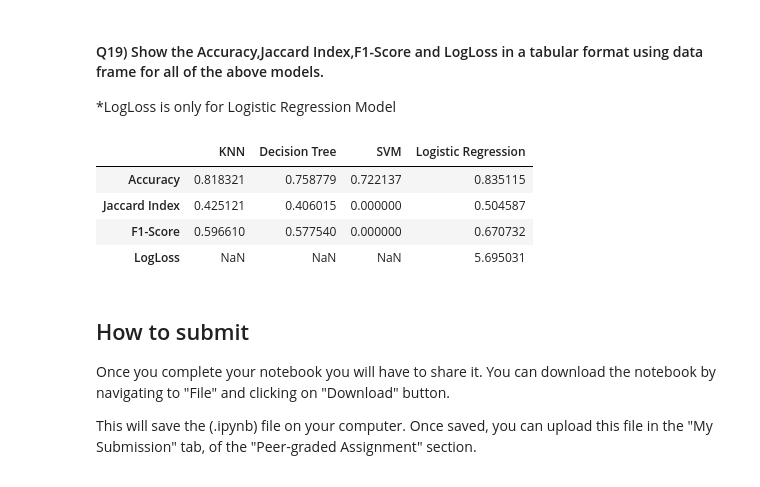
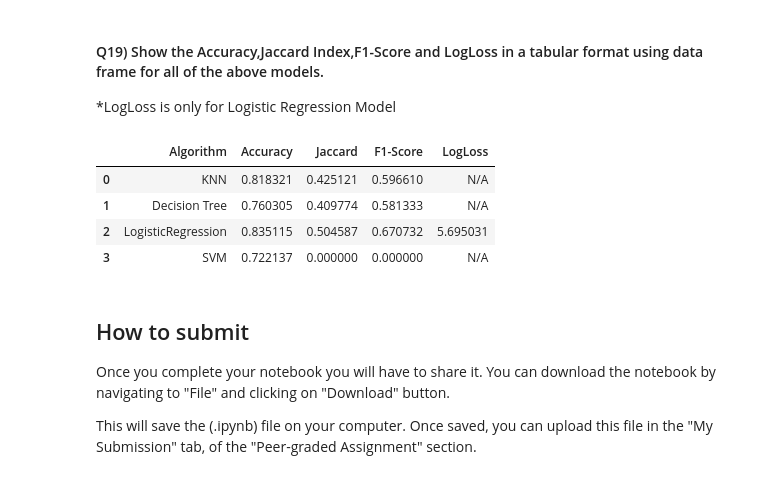
Before and after one commit to felicebenita/felicebtan.github.io, a Jupyter notebook: preprocessing/Final Assignment/IBMDeveloperSkillsNetwork-ML0101EN-SkillsNetwork_labs_Module 6_ML0101EN_SkillUp_FinalAssignment.jupyterlite.ipynb, the cells around one changed output. Saved outputs shown, nothing was run; the diff lists cells and outputs as text; code cells hidden in the pictures.

```diff
--- a/preprocessing/Final Assignment/IBMDeveloperSkillsNetwork-ML0101EN-SkillsNetwork_labs_Module 6_ML0101EN_SkillUp_FinalAssignment.jupyterlite.ipynb
+++ b/preprocessing/Final Assignment/IBMDeveloperSkillsNetwork-ML0101EN-SkillsNetwork_labs_Module 6_ML0101EN_SkillUp_FinalAssignment.jupyterlite.ipynb
@@ -342,15 +368,21 @@ SVM_F1_Score = metrics.f1_score(predictions, y_test)
 #### Q19) Show the Accuracy,Jaccard Index,F1-Score and LogLoss in a tabular format using data frame for all of the above models.
 
 \*LogLoss is only for Logistic Regression Model
-# %%
-Report = {'KNN': [KNN_Accuracy_Score, KNN_JaccardIndex, KNN_F1_Score, np.nan], 'Decision Tree': [Tree_Accuracy_Score, Tree_JaccardIndex, Tree_F1_Score, np.nan], 'SVM': [SVM_Accuracy_Score, SVM_JaccardIndex, SVM_F1_Score, np.nan], 'Logistic Regression':[LR_Accuracy_Score, LR_JaccardIndex, LR_F1_Score, LR_Log_Loss]}
-pd.DataFrame(Report, index = ['Accuracy', 'Jaccard Index', 'F1-Score', 'LogLoss'] )
-# %% [output]
-|  | KNN | Decision Tree | SVM | Logistic Regression |
-| Accuracy | 0.818321 | 0.758779 | 0.722137 | 0.835115 |
-| Jaccard Index | 0.425121 | 0.406015 | 0.000000 | 0.504587 |
-| F1-Score | 0.596610 | 0.577540 | 0.000000 | 0.670732 |
-| LogLoss | NaN | NaN | NaN | 5.695031 |
+# %%
+Report = pd.DataFrame({'Algorithm' : [ 'KNN','Decision Tree','LogisticRegression','SVM']})
+
+
+Report['Accuracy'] = [ KNN_Accuracy_Score, Tree_Accuracy_Score,LR_Accuracy_Score , SVM_Accuracy_Score]
+Report['Jaccard'] = [KNN_JaccardIndex, Tree_JaccardIndex, LR_JaccardIndex, SVM_JaccardIndex]
+Report['F1-Score'] = [KNN_F1_Score, Tree_F1_Score, LR_F1_Score, SVM_F1_Score]
+Report['LogLoss'] = ['N/A' , 'N/A',LR_Log_Loss, 'N/A']
+Report
+# %% [output]
+|  | Algorithm | Accuracy | Jaccard | F1-Score | LogLoss |
+| 0 | KNN | 0.818321 | 0.425121 | 0.596610 | N/A |
+| 1 | Decision Tree | 0.760305 | 0.409774 | 0.581333 | N/A |
+| 2 | LogisticRegression | 0.835115 | 0.504587 | 0.670732 | 5.695031 |
+| 3 | SVM | 0.722137 | 0.000000 | 0.000000 | N/A |
 # %% [markdown]
 <h2 id="Section_5">  How to submit </h2>
 
```
Also changed, not shown: parts of 14 cells of this notebook, 1 other file.
